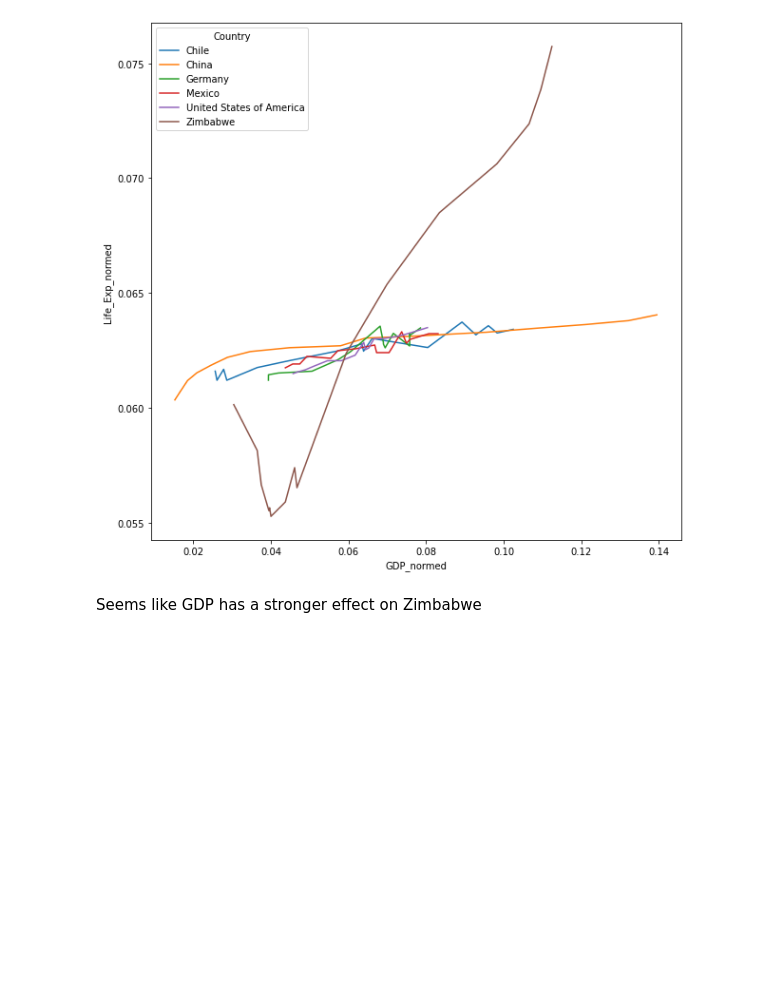
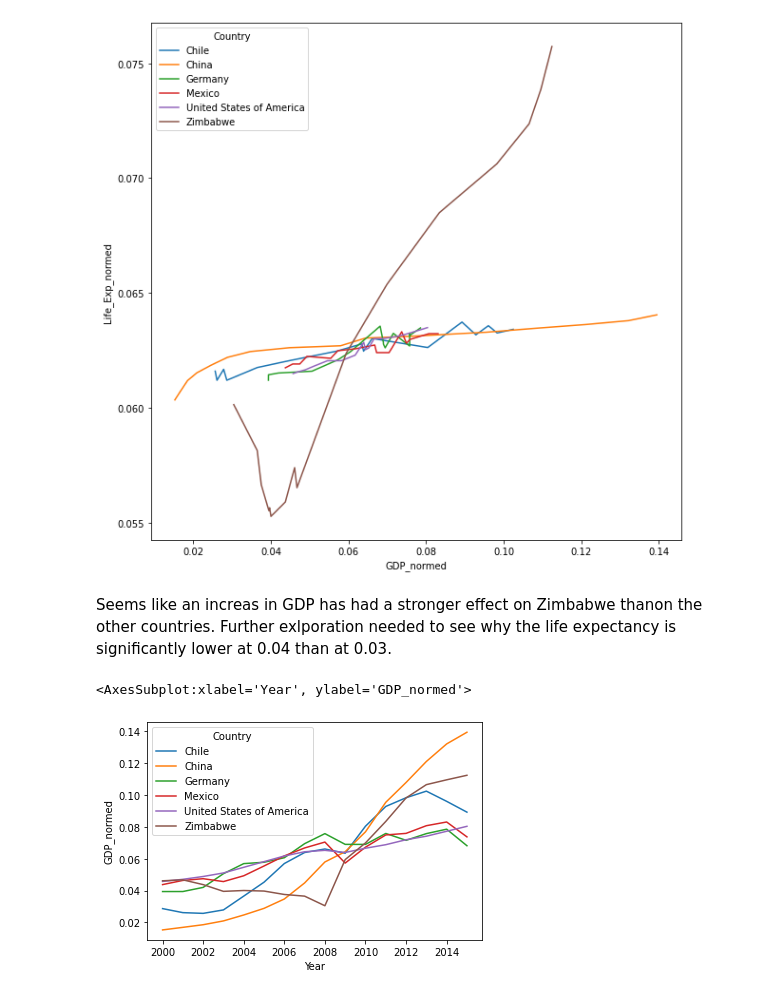
Before and after one commit to alex8098/GDP_LifeExpectancy, a Jupyter notebook: life_expectancy_gdp.ipynb, the cells around one changed output. Drawn from its saved outputs; the diff is of its cells as text; code cells hidden in the pictures; blank space fills up the shorter version.

```diff
--- a/life_expectancy_gdp.ipynb
+++ b/life_expectancy_gdp.ipynb
@@ -73,7 +80,11 @@ print(countries)
 #create new normed column
 df['GDP_normed'] = 0
 df['Life_Exp_normed'] = 0
-#create normed columns in pd
+#create min max normed columns in pd
+df['GDP_normed_min_max'] = (df.GDP - df.GDP.min()) / (df.GDP.max() - df.GDP.min())
+df['Life_Exp_normed_min_max'] = (df.Life_Exp - df.Life_Exp.min()) / (df.Life_Exp.max() - df.Life_Exp.min())
+#min max will not be further explored, data basically the same as seen in the graphs above
+#create normed columns in relation to a countire relative increase
 for str in countries:
     df['GDP_normed' + str] = df.GDP[df.Country == str] / sum(df.GDP[df.Country == str])
     df['Life_Exp_normed' + str] = df.Life_Exp[df.Country == str] / sum(df.Life_Exp[df.Country == str])
@@ -101,5 +112,11 @@ sns.lineplot(data= df, y='Life_Exp_normed', x='GDP_normed', hue='Country')
 # %% [output]
 <AxesSubplot:xlabel='GDP_normed', ylabel='Life_Exp_normed'>
 [figure]
-# %% [markdown]
-Seems like GDP has a stronger effect on Zimbabwe
+# %% [markdown]
+Seems like an increas in GDP has had a stronger effect on Zimbabwe thanon the other countries.
+Further exlporation needed to see why the life expectancy is significantly lower at 0.04 than at 0.03.
+# %%
+sns.lineplot(data=df, x='Year', y='GDP_normed', hue='Country')
+# %% [output]
+<AxesSubplot:xlabel='Year', ylabel='GDP_normed'>
+[figure, added]
```
Also changed, not shown: parts of 6 cells of this notebook, 1 other file.
